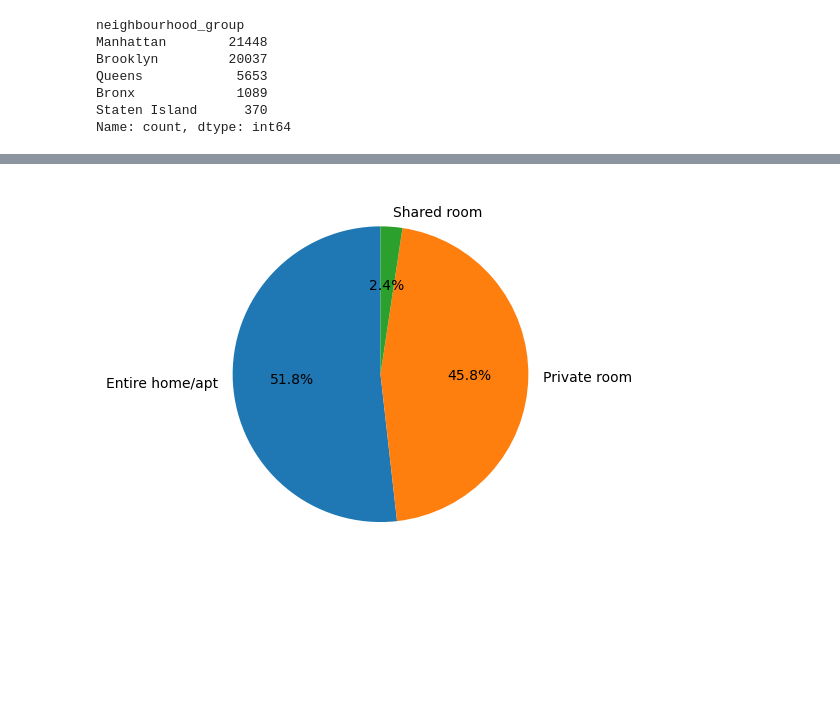
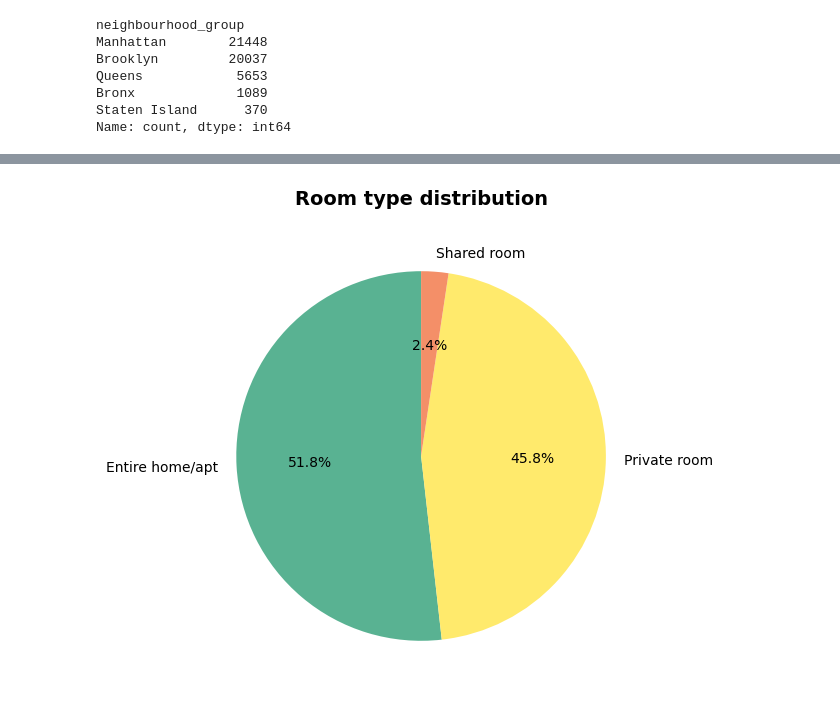
Before and after one commit to selim-sunman/airbnb-price-regression-app, a Jupyter notebook: notebooks/eda.ipynb, the cells around one changed output, grey strips where cells are left out. Cells and saved outputs as stored; diff of their text form; code cells hidden in the pictures; blank space fills up the shorter version.

```diff
--- a/notebooks/eda.ipynb
+++ b/notebooks/eda.ipynb
@@ -29,6 +30,9 @@ df.head()
 | 2 | 3647 | THE VILLAGE OF HARLEM....NEW YORK ! | 4632 | Elisabeth | Manhattan | Harlem | 40.809 | -73.942 | ... |
 | 3 | 3831 | Cozy Entire Floor of Brownstone | 4869 | LisaRoxanne | Brooklyn | Clinton Hill | 40.685 | -73.960 | ... |
 | 4 | 5022 | Entire Apt: Spacious Studio/Loft ... | 7192 | Laura | Manhattan | East Harlem | 40.799 | -73.944 | ... |
+# %%
+drop_cols = ["id", "name", "host_id", "host_name"]
+df = df.drop(drop_cols, axis=1)
 # %%
 df.shape
 # %% [output]
@@ -142,15 +179,17 @@ plt.show()
 # %%
 room_type_counts = df["room_type"].value_counts()
 
-fig, ax = plt.subplots()
+fig, ax = plt.subplots(figsize=(6, 6))
 
 ax.pie(
     room_type_counts,
     labels=room_type_counts.index,
     autopct='%1.1f%%',
-    startangle=90
+    startangle=90,
+    colors=palettes
 )
 
+plt.title("Room type distribution", fontsize=14, fontweight="bold", pad=15)
 plt.show()
 # %% [output]
-[figure, old version]
+[figure, new version]
```
Also changed, not shown: parts of 16 cells of this notebook.
